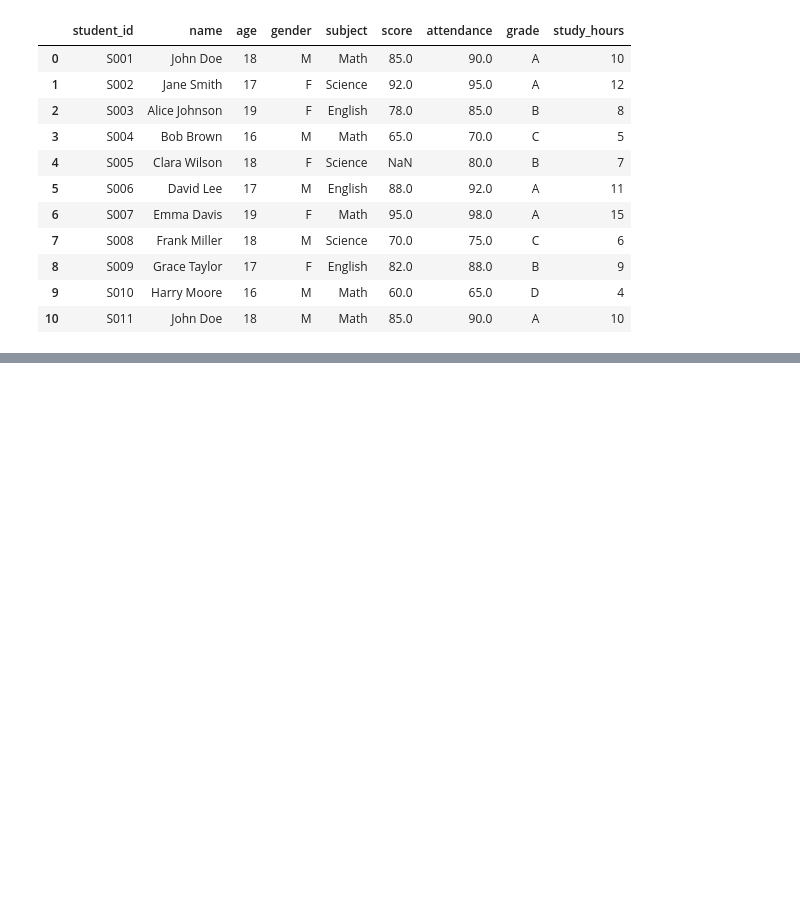
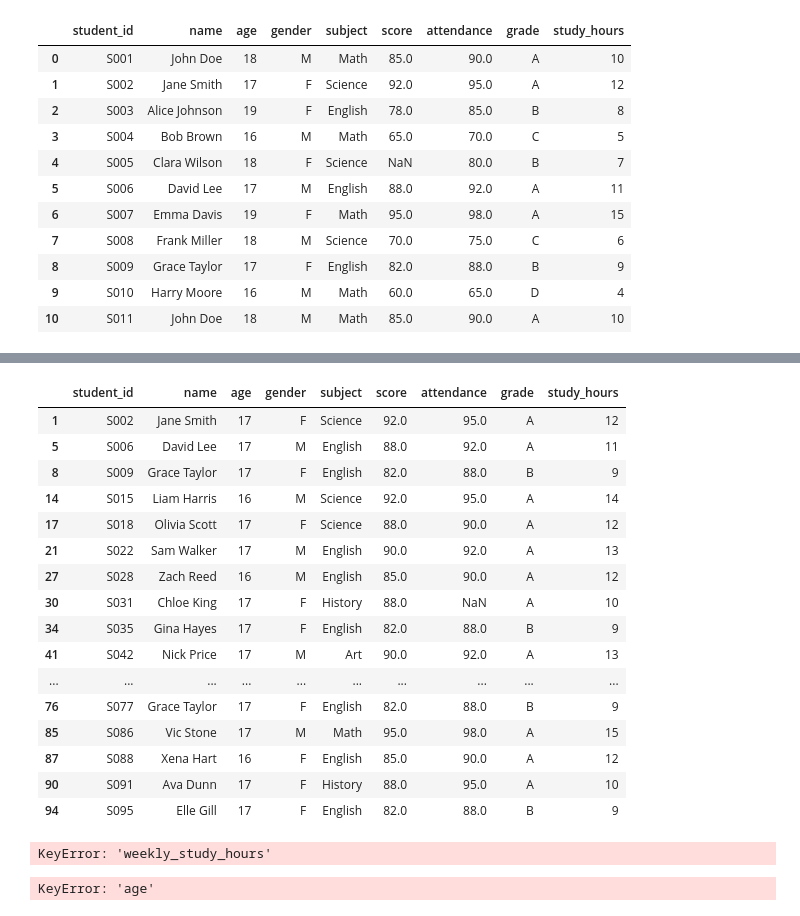
Before and after one commit to parshant44/python-learning, a Jupyter notebook: pandas question prc.2.ipynb, the cells around one changed output, grey strips where cells are left out. Drawn from its saved outputs; the diff is of its cells as text; code cells hidden in the pictures; blank space fills up the shorter version.

```diff
--- a/pandas question prc.2.ipynb
+++ b/pandas question prc.2.ipynb
@@ -49,0 +262,4 @@ AttributeError: 'NoneType' object has no attribute 'rename'
+# %%
+# 11. Drop all duplicate rows based on all columns.
+df=df.drop_duplicates()
+df
@@ -49,0 +319,4 @@ AttributeError: 'NoneType' object has no attribute 'rename'
+# %%
+#  16. Use `loc` to set `score` to 50 for students with `attendance` below 65.
+df.loc[df['attendance'] < 65, 'score'] = 50
+df
@@ -49,0 +337,4 @@ AttributeError: 'NoneType' object has no attribute 'rename'
+# %%
+# 17. Add a new column `pass_status` ('Pass' if `score` >= 60, else 'Fail').
+df['pass_status'] = df['score'].apply(lambda x: 'Pass' if x >= 60 else 'Fail')
+df
@@ -49,0 +391,4 @@ AttributeError: 'NoneType' object has no attribute 'rename'
+# %%
+#  21. Replace null values in `attendance` with 75.
+df['attendance'] = df['attendance'].fillna(75)
+df
@@ -49,0 +489,43 @@ AttributeError: 'NoneType' object has no attribute 'rename'
+# %%
+# 28. Use `loc` to select students with `score` above 80 and `age` below 18.
+t= df.loc[(df['score'] > 80) & (df['age'] < 18)]
+t
+# %% [output]
+|  | student_id | name | age | gender | subject | score | attendance | grade | study_hours |
+| 1 | S002 | Jane Smith | 17 | F | Science | 92.0 | 95.0 | A | 12 |
+| 5 | S006 | David Lee | 17 | M | English | 88.0 | 92.0 | A | 11 |
+| 8 | S009 | Grace Taylor | 17 | F | English | 82.0 | 88.0 | B | 9 |
+| 14 | S015 | Liam Harris | 16 | M | Science | 92.0 | 95.0 | A | 14 |
+| 17 | S018 | Olivia Scott | 17 | F | Science | 88.0 | 90.0 | A | 12 |
+| 21 | S022 | Sam Walker | 17 | M | English | 90.0 | 92.0 | A | 13 |
+| 27 | S028 | Zach Reed | 16 | M | English | 85.0 | 90.0 | A | 12 |
+| 30 | S031 | Chloe King | 17 | F | History | 88.0 | NaN | A | 10 |
+| 34 | S035 | Gina Hayes | 17 | F | English | 82.0 | 88.0 | B | 9 |
+| 41 | S042 | Nick Price | 17 | M | Art | 90.0 | 92.0 | A | 13 |
+| ... | ... | ... | ... | ... | ... | ... | ... | ... | ... |
+| 76 | S077 | Grace Taylor | 17 | F | English | 82.0 | 88.0 | B | 9 |
+| 85 | S086 | Vic Stone | 17 | M | Math | 95.0 | 98.0 | A | 15 |
+| 87 | S088 | Xena Hart | 16 | F | English | 85.0 | 90.0 | A | 12 |
+| 90 | S091 | Ava Dunn | 17 | F | History | 88.0 | 95.0 | A | 10 |
+| 94 | S095 | Elle Gill | 17 | F | English | 82.0 | 88.0 | B | 9 |
+# %%
+#  29. Add a new column `study_efficiency` as `score` divided by `weekly_study_hours` (replace zero `weekly_study_hours` with 1 to avoid division errors).
+df = pd.DataFrame({
+    'student_id': [1, 2, 3],
+    'score': [90, 80, 85],
+    'hours_studied': [10, 8, 12]
+})
+
+adjusted_hours = df['weekly_study_hours'].replace(0, 1)
+
+df['study_efficiency'] = df['score'] / adjusted_hours
+df
+# %% [output]
+KeyError: 'weekly_study_hours'
+# %%
+#  30. Group by `age` and find the maximum `score`.
+max_scores_by_age = df.groupby('age')['score'].max()
+
+print(max_scores_by_age
+# %% [output]
+KeyError: 'age'
```
Also changed, not shown: parts of 51 cells of this notebook, 4 other files.
